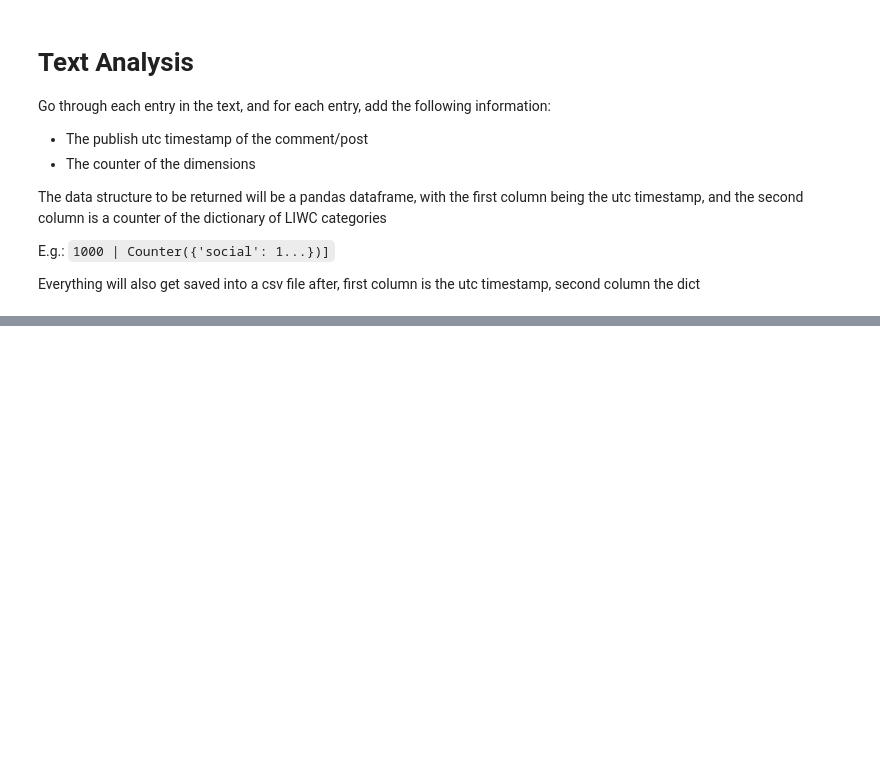
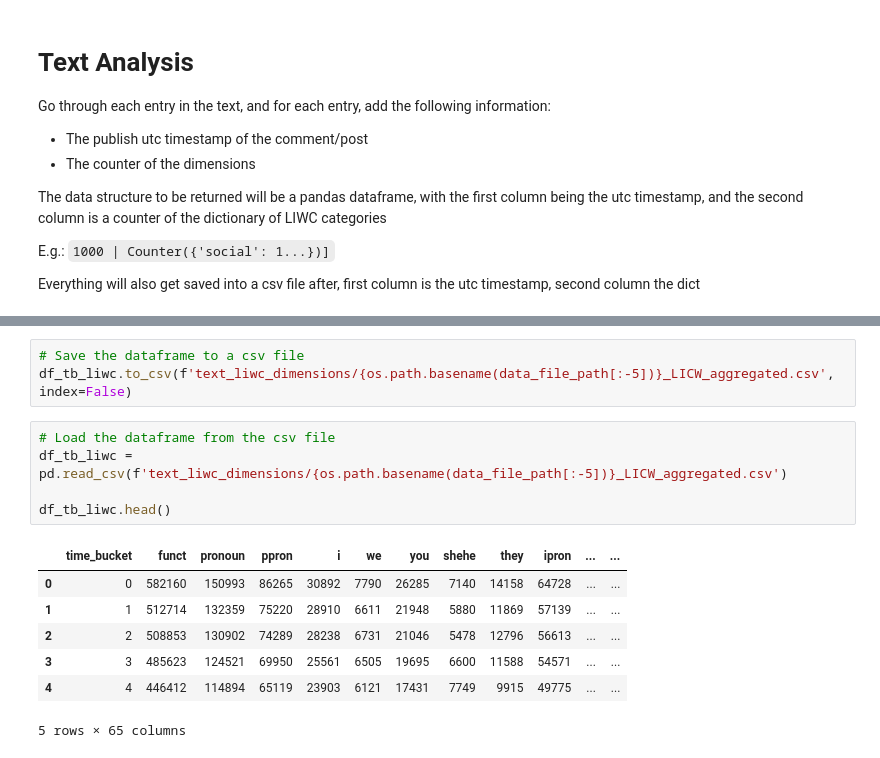
Before and after one commit to alujjdnd-UCL/sr_analysis, a Jupyter notebook: language_LIWC.ipynb, the cells around one changed output, grey strips where cells are left out. Cells and saved outputs as stored; diff of their text form; blank space fills up the shorter version.

```diff
--- a/language_LIWC.ipynb
+++ b/language_LIWC.ipynb
@@ -81,0 +210,16 @@ df.head()
+# %%
+# Save the dataframe to a csv file
+df_tb_liwc.to_csv(f'text_liwc_dimensions/{os.path.basename(data_file_path[:-5])}_LICW_aggregated.csv', index=False)
+# %%
+# Load the dataframe from the csv file
+df_tb_liwc = pd.read_csv(f'text_liwc_dimensions/{os.path.basename(data_file_path[:-5])}_LICW_aggregated.csv')
+
+df_tb_liwc.head()
+# %% [output]
+|  | time_bucket | funct | pronoun | ppron | i | we | you | shehe | they | ipron | ... | ... |
+| 0 | 0 | 582160 | 150993 | 86265 | 30892 | 7790 | 26285 | 7140 | 14158 | 64728 | ... | ... |
+| 1 | 1 | 512714 | 132359 | 75220 | 28910 | 6611 | 21948 | 5880 | 11869 | 57139 | ... | ... |
+| 2 | 2 | 508853 | 130902 | 74289 | 28238 | 6731 | 21046 | 5478 | 12796 | 56613 | ... | ... |
+| 3 | 3 | 485623 | 124521 | 69950 | 25561 | 6505 | 19695 | 6600 | 11588 | 54571 | ... | ... |
+| 4 | 4 | 446412 | 114894 | 65119 | 23903 | 6121 | 17431 | 7749 | 9915 | 49775 | ... | ... |
+5 rows × 65 columns
```
Also changed, not shown: parts of 9 cells of this notebook, 2 other files.
